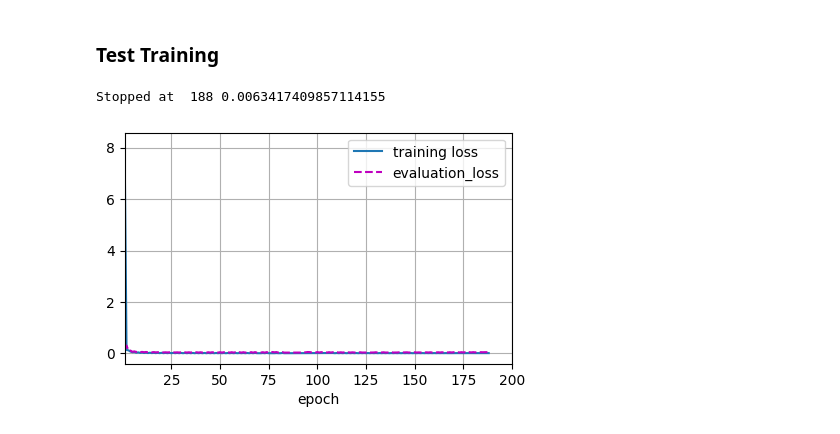
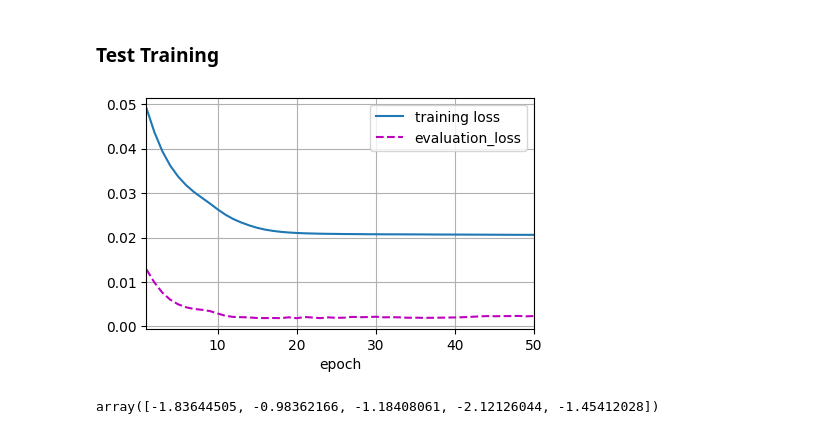
Before and after one commit to pvst1907/Extended_Spacetimeformer, a Jupyter notebook: sandbox.ipynb, the cells around one changed output. Drawn from its saved outputs; the diff is of its cells as text; code cells hidden in the pictures.

Commit message:
Encoder, Decoder, Attention

```diff
--- a/sandbox.ipynb
+++ b/sandbox.ipynb
@@ -8,7 +8,14 @@ from transformer import Transformer
 # %% [markdown]
 ### Artificial Time Series
 # %%
-sequence = np.sin(np.arange(0,200,1))+np.cos(np.arange(0,50,0.25))+np.random.normal(0,0.8,200)
-plt.plot(sequence)
+sequence_souce = np.zeros((2,200))
+sequence_target = np.zeros((1,200))
+sequence_souce[0,:] = np.sin(np.arange(0,200,1))+np.cos(np.arange(0,50,0.25))
+sequence_souce[1,:] = np.cos(np.arange(0,200,1))+np.sin(np.arange(0,50,0.25))
+sequence_target[0,:] = 0.3*sequence_souce[0,:]+0.7*sequence_souce[1,:]+np.random.normal(0,0.8,200)
+plt.plot(sequence_souce[0,:])
+plt.plot(sequence_souce[1,:])
 plt.show()
+plt.plot(sequence_target[0,:])
+plt.show()
 # %% [output]
@@ -49,30 +52,32 @@ tensor([[[ 1.2533],
 # %%
 split = 0.8
 pred_window = 5
-train_sequence = sequence[:int(len(sequence)*split)]
-test_sequence = sequence[int(len(sequence)*split):]
+sequence_source_train = sequence_souce[:, :int(np.shape(sequence_souce)[1]*split)]
+sequence_source_test = sequence_souce[:, int(np.shape(sequence_souce)[1]*split):]
+sequence_target_train = sequence_target[:, :int(np.shape(sequence_target)[1]*split)]
+sequence_target_test = sequence_target[:, int(np.shape(sequence_target)[1]*split):]
 # %%
-model = Transformer(pred_offset = pred_window,
-                    input_size = 1,
+model = SpaceTimeFormer(pred_offset = pred_window,
+                    input_size = 2,
                     output_size = 1,
-                    max_seq_length = pred_window,
-                    embedding_size = 100,
-                    num_basic_encoders = 4,
-                    num_atten_heads = 4,
-                    num_basic_decoders = 4,
-                    positional_ecoding = False)
+                    seq_length = pred_window,
+                    embedding_size_time = 0,
+                    embedding_size_variable = 5)
 # %%
-model.start_training(sequence=train_sequence.reshape(-1, 1),
+model.start_training(source=sequence_source_train,
+                     target=sequence_target_train,
                      loss=nn.MSELoss(),
                      metric=nn.MSELoss(),
-                     epochs=200,
+                     epochs=50,
                      batch_size=64,
-                     num_warmup_steps=1,
-                     optimizer_params={'beta1':0.01, 'beta2': 0.01, 'epsilon': 0.01},
+                     learning_rate=1e-3,
                      standardize=False,
                      verbose=False,
                      plot=True)
 # %% [output]
-Stopped at  188 0.0063417409857114155
-[figure, old version]
+[figure, new version]
+# %%
+sequence_target_test[0, pred_window*(i+1):pred_window*(i+2)]
+# %% [output]
+array([-1.83644505, -0.98362166, -1.18408061, -2.12126044, -1.45412028])
 # %%
```
Also changed, not shown: parts of 7 cells of this notebook, 7 other files.
